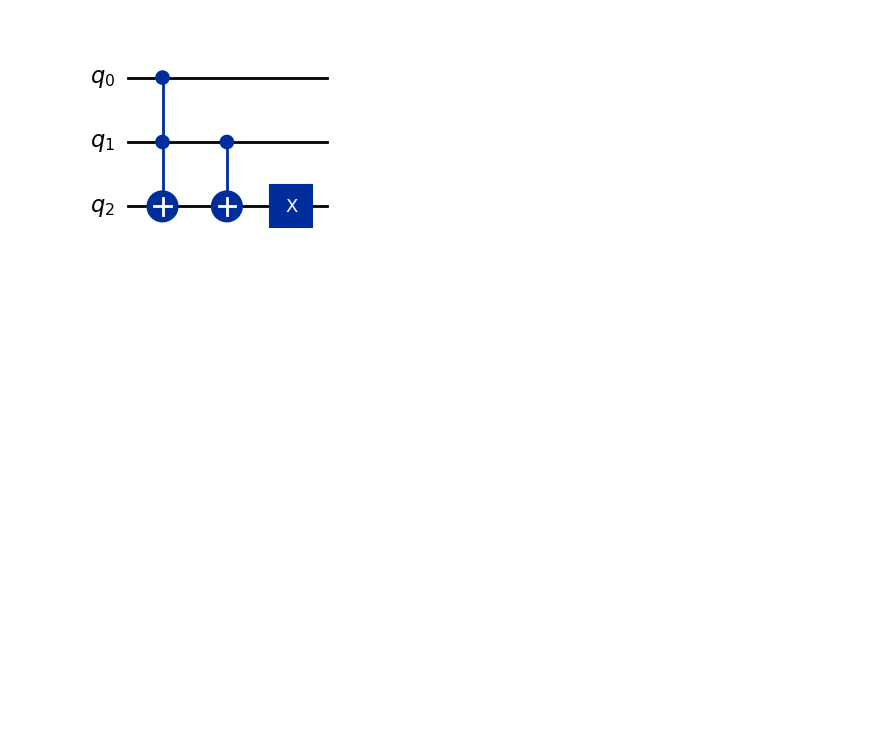
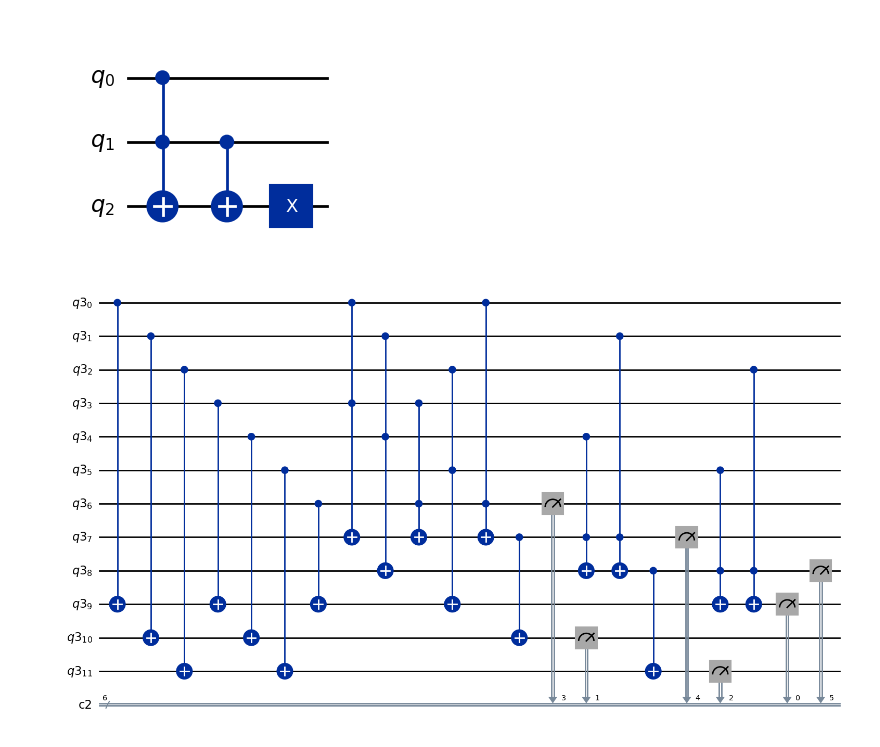
Before and after one commit to Vishal-Bysani/Quantumania-SoC-2024, a Jupyter notebook: Week2/Assignment2_solutions.ipynb, the cells around one changed output. Drawn from its saved outputs; the diff is of its cells as text; code cells hidden in the pictures; blank space fills up the shorter version.

```diff
--- a/Week2/Assignment2_solutions.ipynb
+++ b/Week2/Assignment2_solutions.ipynb
@@ -25,0 +23,7 @@ qc = QuantumCircuit(6)
+# %%
+#Question 2
+
+q = QuantumRegister(12) # 6 for input (a1,b1,c1) and (a2,b2,c2), 3 for carry, 3 for output (p,q,r)
+c = ClassicalRegister(6)
+
+qc = QuantumCircuit(q,c)
@@ -25,0 +44,11 @@ qc = QuantumCircuit(6)
+# %%
+#measure
+qc.measure(q[9],c[0])
+qc.measure(q[10],c[1])
+qc.measure(q[11],c[2])
+qc.measure(q[6],c[3])
+qc.measure(q[7],c[4])
+qc.measure(q[8],c[5])
+qc.draw("mpl")
+# %% [output]
+[figure, added]
```
Also changed, not shown: parts of 6 cells of this notebook, 2 other files.
